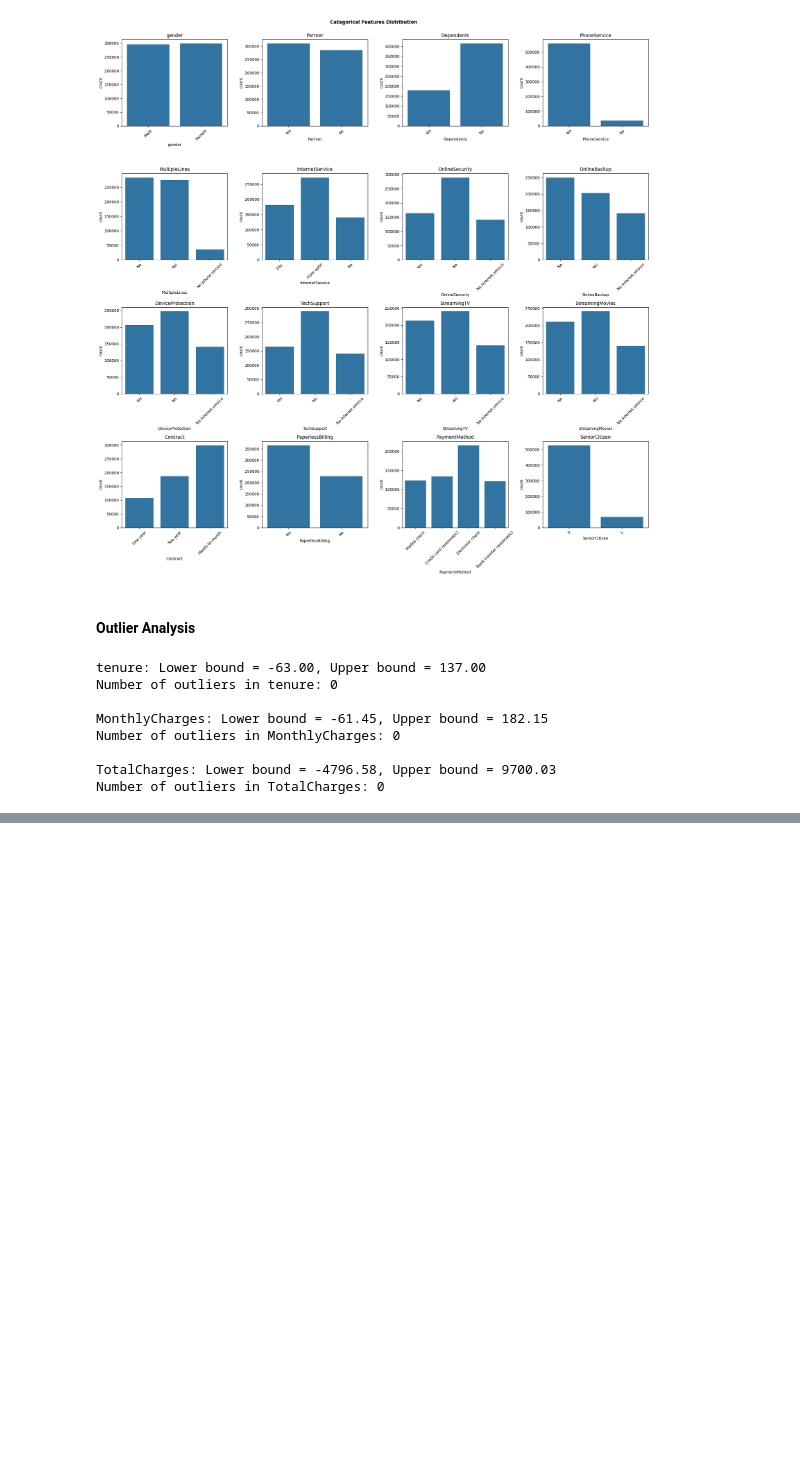
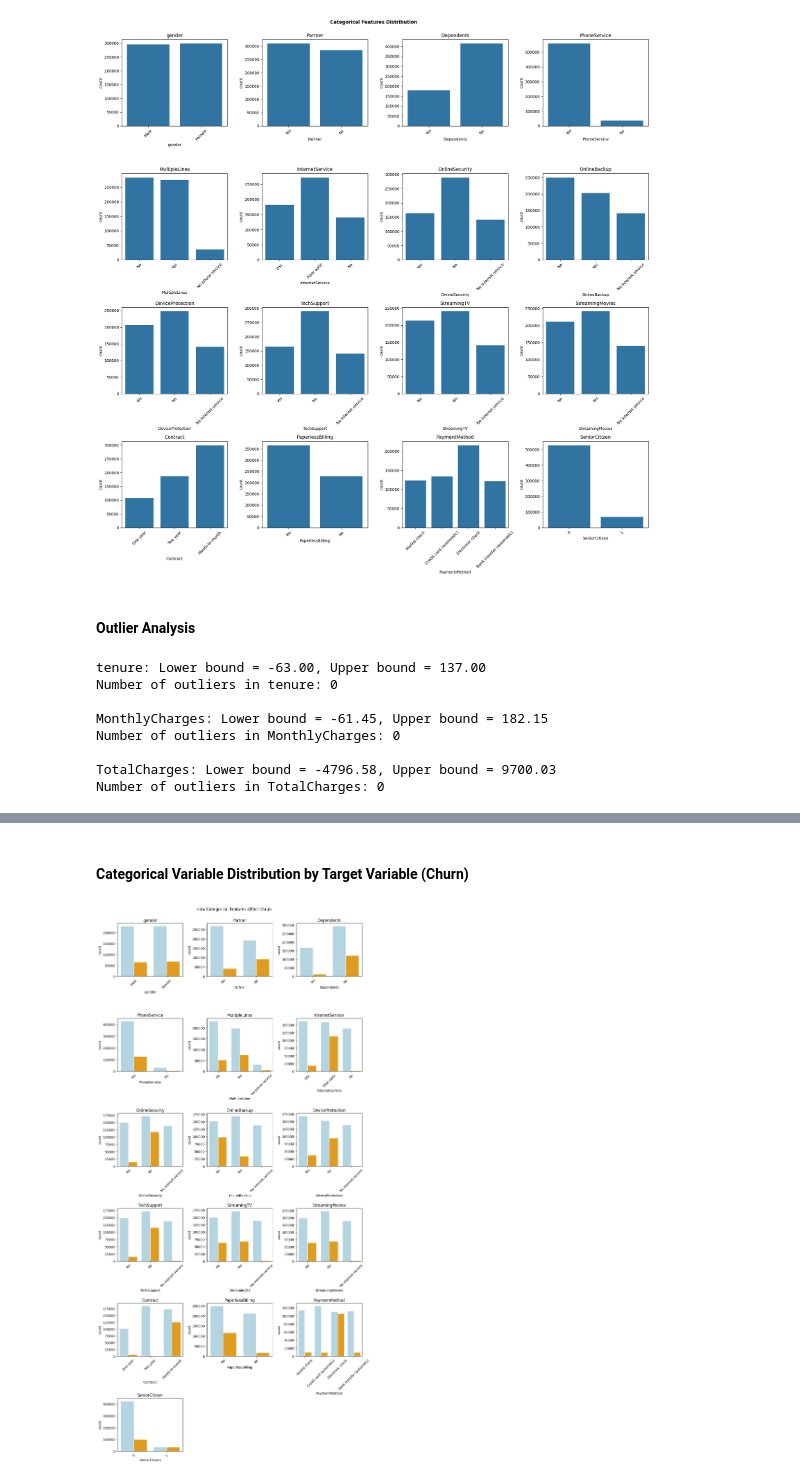
Before and after one commit to payodhi-m/Kaggle_Data, a Jupyter notebook: Predict Customer Churn.ipynb, the cells around one changed output, grey strips where cells are left out. Drawn from its saved outputs; the diff is of its cells as text; code cells hidden in the pictures; blank space fills up the shorter version.

```diff
--- a/Predict Customer Churn.ipynb
+++ b/Predict Customer Churn.ipynb
@@ -243,0 +274,23 @@ Number of outliers in TotalCharges: 0
+# %% [markdown]
+#### Categorical Variable Distribution by Target Variable (Churn)
+# %%
+num_cols = 3
+num_features = len(categorical_features)
+num_rows = math.ceil(num_features / num_cols)
+
+fig, axes = plt.subplots(num_rows, num_cols,figsize=(4 * num_cols, 4 * num_rows))
+
+axes = axes.flatten()
+for i, col in enumerate(categorical_features):
+    sns.countplot(data=training_data, x=col, ax=axes[i], hue=training_data['Churn'], edgecolor='white', palette=['lightblue','orange'], legend=False)
+    axes[i].set_title(f'{col}')
+    axes[i].tick_params(axis='x', rotation=45)
+
+for j in range(i + 1, len(axes)):
+    fig.delaxes(axes[j])
+
+fig.suptitle("How Categorical Features Affect Chrun", y=1)
+plt.tight_layout()
+plt.show()
+# %% [output]
+[figure, added]
```
Also changed, not shown: parts of 23 cells of this notebook.
